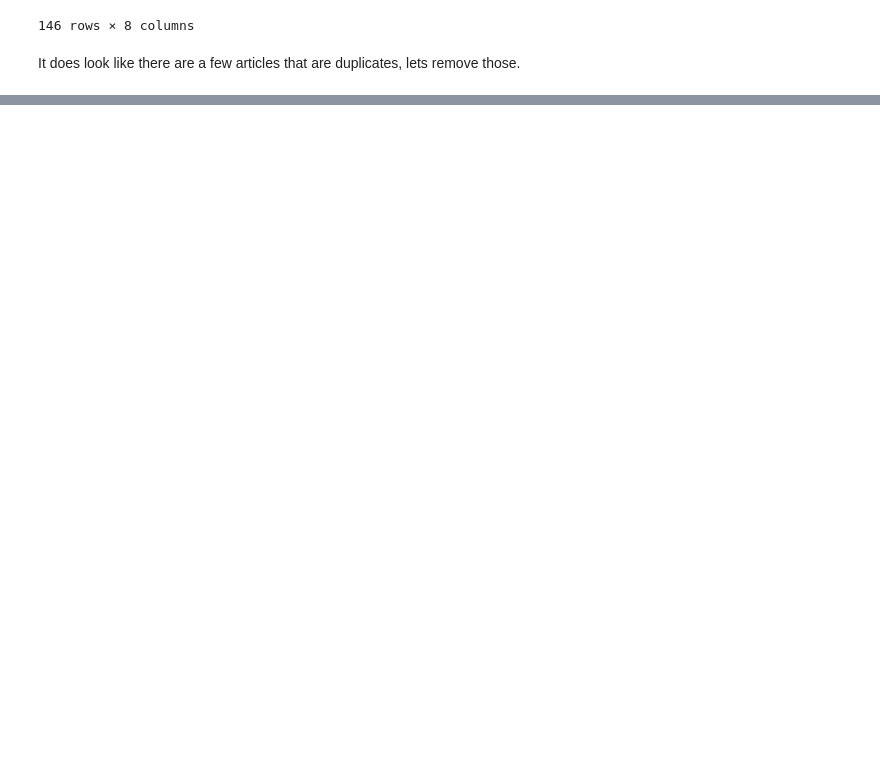
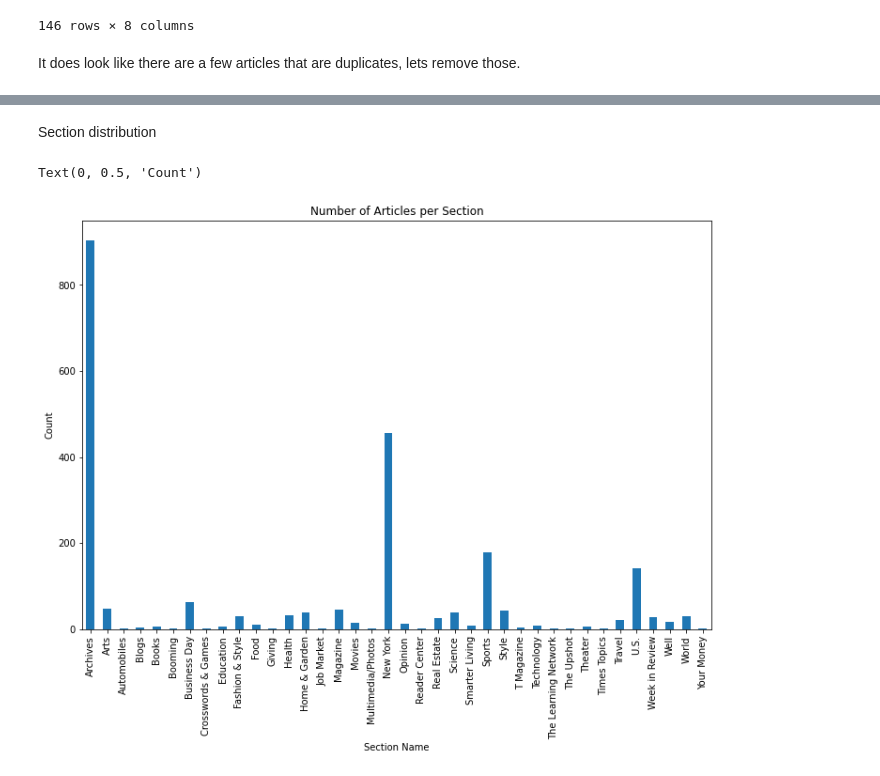
Before and after one commit to NPopkin/DogNews, a Jupyter notebook: Data Exploration and Cleaning.ipynb, the cells around one changed output, grey strips where cells are left out. Saved outputs shown, nothing was run; the diff lists cells and outputs as text; code cells hidden in the pictures; blank space fills up the shorter version.

```diff
--- a/Data Exploration and Cleaning.ipynb
+++ b/Data Exploration and Cleaning.ipynb
@@ -40 +41,3 @@ dtype: object
+# %%
+data['date'] = pd.to_datetime(data['date'], errors='coerce')
 # %% [markdown]
@@ -117,3 +104,7 @@ data[lead_paragraph.isin(lead_paragraph[lead_paragraph.duplicated()])].sort_valu
 146 rows × 8 columns
 # %% [markdown]
 It does look like there are a few articles that are duplicates, lets remove those.
+# %%
+data.drop_duplicates(subset ='lead_paragraph', keep = 'last', inplace = True)
+n = data.nunique(axis=0)
+print("No.of.unique values in each column :\n", n)
@@ -119,0 +144,6 @@ It does look like there are a few articles that are duplicates, lets remove thos
+# %%
+data.drop_duplicates( subset = ['headline', 'date'],
+  keep = 'last', inplace = True)
+
+# print latest dataframe
+data.head()
@@ -119,0 +172,12 @@ It does look like there are a few articles that are duplicates, lets remove thos
+# %% [markdown]
+Section distribution
+# %%
+section_amount= data.groupby(data['section_name']).size()
+#sns.barplot(x = year_amount.index, y = year_amount.values)
+section_amount.plot(kind='bar', figsize=(12, 8))
+plt.title('Number of Articles per Section')
+plt.xlabel('Section Name')
+plt.ylabel('Count')
+# %% [output]
+Text(0, 0.5, 'Count')
+[figure, added]
```
Also changed, not shown: parts of 17 cells of this notebook.
